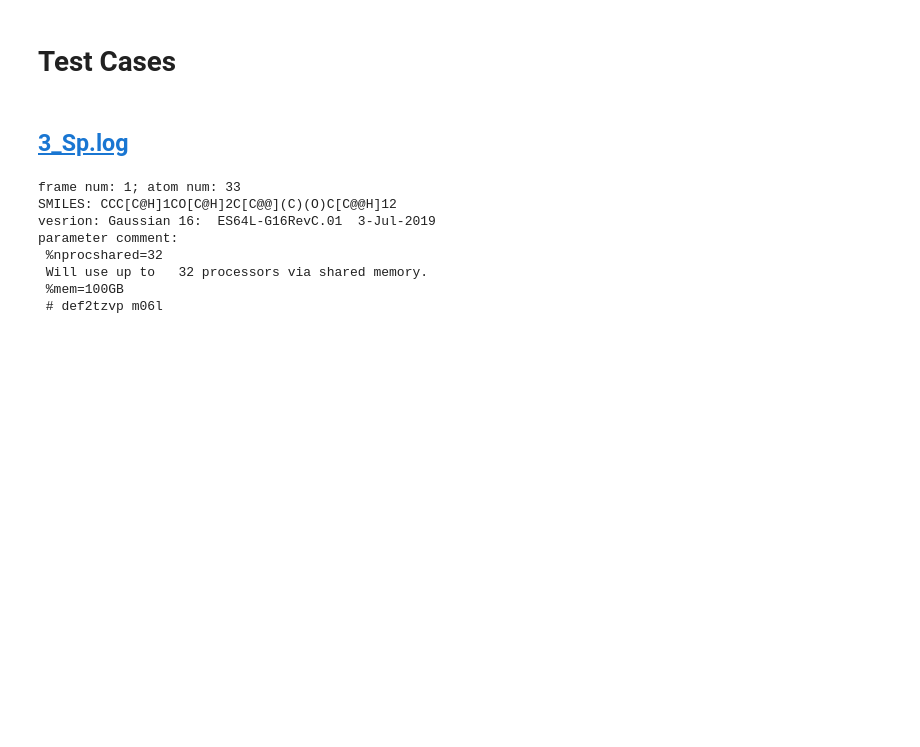
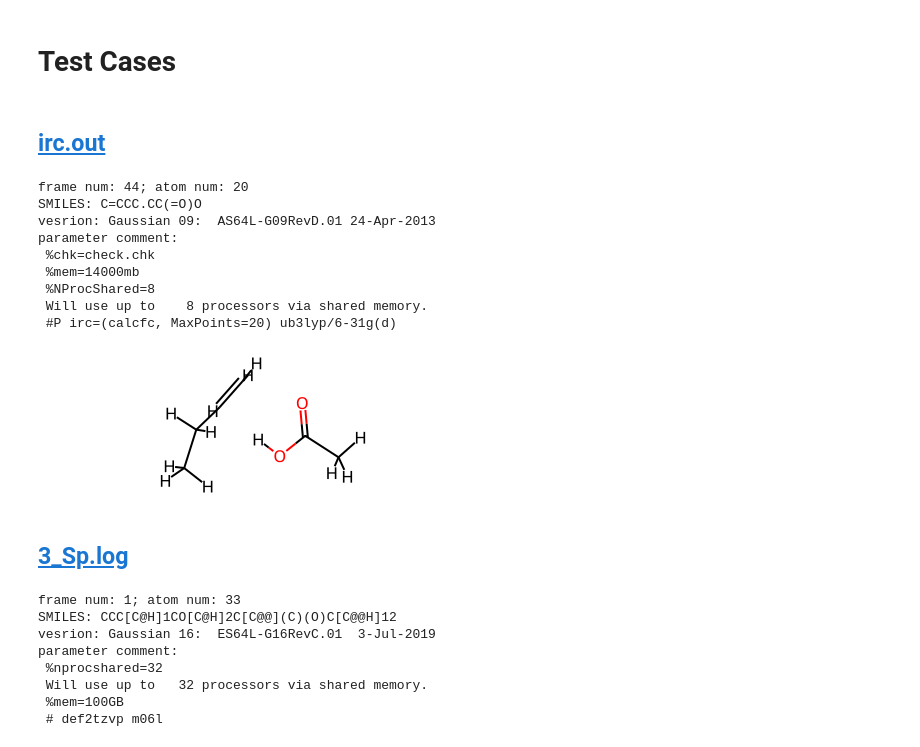
Before and after one commit to gentle1999/MolOP, a Jupyter notebook: tutorial/test_cases.ipynb, the cells around one changed output. Saved outputs shown, nothing was run; the diff lists cells and outputs as text; code cells hidden in the pictures; blank space fills up the shorter version.

```diff
--- a/tutorial/test_cases.ipynb
+++ b/tutorial/test_cases.ipynb
@@ -2,6 +2,26 @@
 # Test Cases
 # %%
 from molop.io import AutoParser
+# %% [markdown]
+## [irc.out](../tests/test_files/irc.out)
+# %%
+test_file = AutoParser("../tests/test_files/irc.out")
+print(f"frame num: {len(test_file)}; atom num: {len(test_file[-1])}")
+print(f"SMILES: {test_file[-1].to_SMILES()}")
+print(f"vesrion: {test_file[-1]._version}")
+print(f"parameter comment: \n{test_file[-1].parameter_comment}")
+test_file[-1].rdmol
+# %% [output]
+frame num: 44; atom num: 20
+SMILES: C=CCC.CC(=O)O
+vesrion: Gaussian 09:  AS64L-G09RevD.01 24-Apr-2013
+parameter comment:
+ %chk=check.chk
+ %mem=14000mb
+ %NProcShared=8
+ Will use up to    8 processors via shared memory.
+ #P irc=(calcfc, MaxPoints=20) ub3lyp/6-31g(d)
+[figure, added]
 # %% [markdown]
 ## [3_Sp.log](../tests/test_files/3_Sp.log)
 # %%
```
Also changed, not shown: 8 other files.
